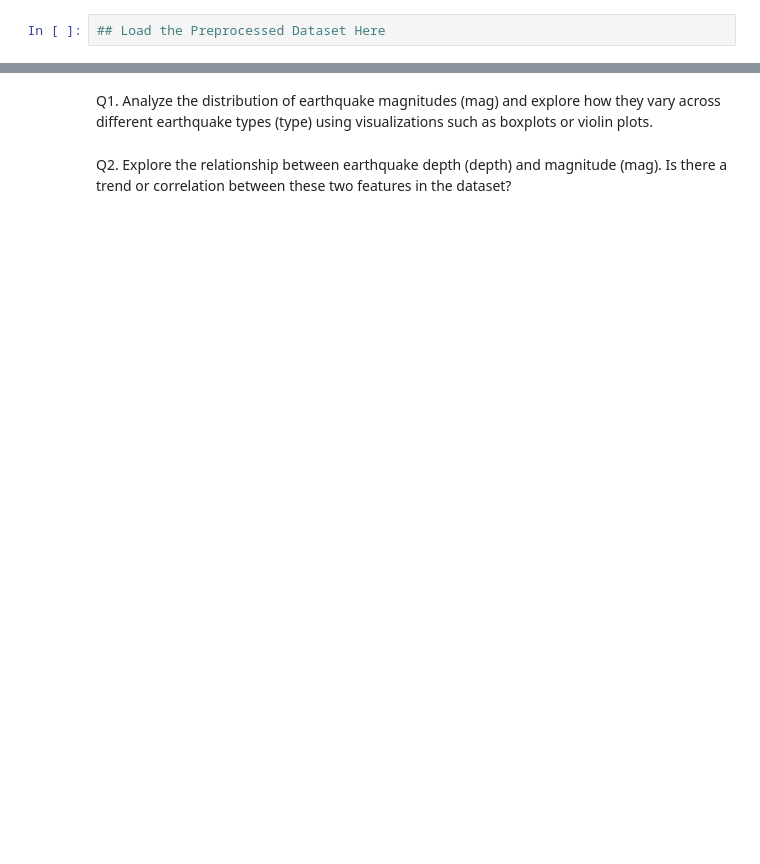
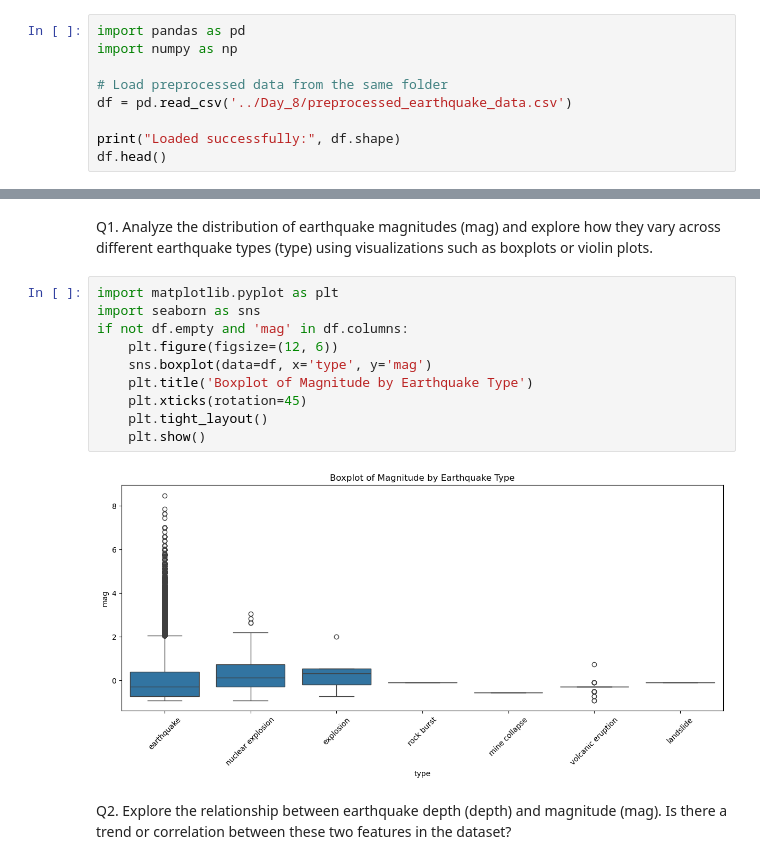
Before and after one commit to ImpactsenseAI-Intern-Project-OCT25/impactsenseAI-Infosys-Intern-project, a Jupyter notebook: milestone_1/week_2/Day_9/Assignment_1.ipynb, the cells around one changed output, grey strips where cells are left out. Saved outputs shown, nothing was run; the diff lists cells and outputs as text; blank space fills up the shorter version.

```diff
--- a/milestone_1/week_2/Day_9/Assignment_1.ipynb
+++ b/milestone_1/week_2/Day_9/Assignment_1.ipynb
@@ -1,4 +1,11 @@
 # %% [markdown]
 ### Assignment-1
 # %%
-## Load the Preprocessed Dataset Here
+import pandas as pd
+import numpy as np
+
+# Load preprocessed data from the same folder
+df = pd.read_csv('../Day_8/preprocessed_earthquake_data.csv')
+
+print("Loaded successfully:", df.shape)
+df.head()
@@ -5,4 +20,16 @@
 # %% [markdown]
 Q1. Analyze the distribution of earthquake magnitudes (mag) and explore how they vary across different earthquake types (type) using visualizations such as boxplots or violin plots.
+# %%
+import matplotlib.pyplot as plt
+import seaborn as sns
+if not df.empty and 'mag' in df.columns:
+    plt.figure(figsize=(12, 6))
+    sns.boxplot(data=df, x='type', y='mag')
+    plt.title('Boxplot of Magnitude by Earthquake Type')
+    plt.xticks(rotation=45)
+    plt.tight_layout()
+    plt.show()
+# %% [output]
+[figure, added]
 # %% [markdown]
 Q2. Explore the relationship between earthquake depth (depth) and magnitude (mag). Is there a trend or correlation between these two features in the dataset?
```
Also changed, not shown: parts of 5 cells of this notebook, 1 other file.
